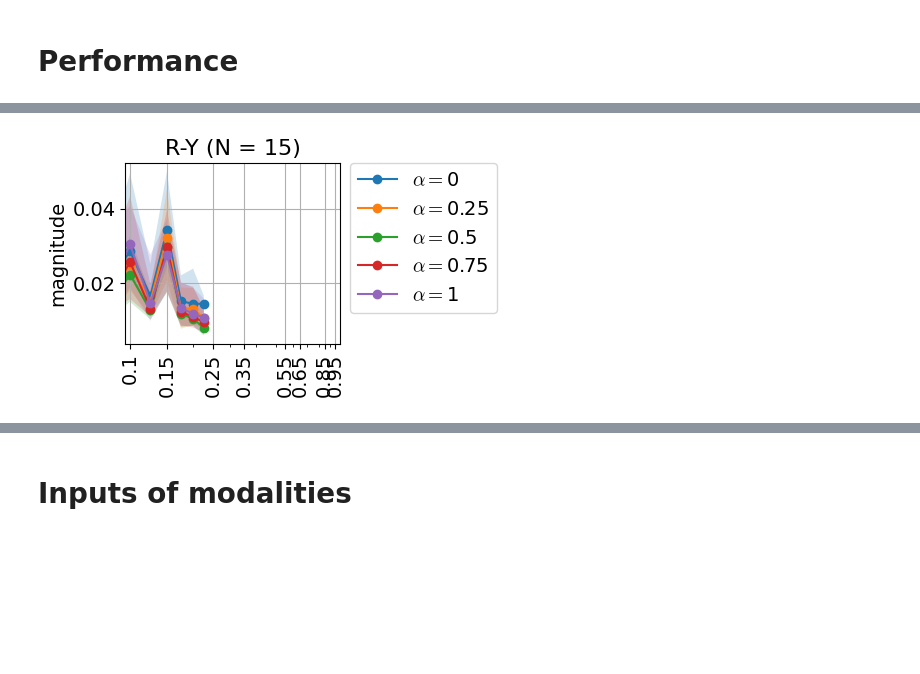
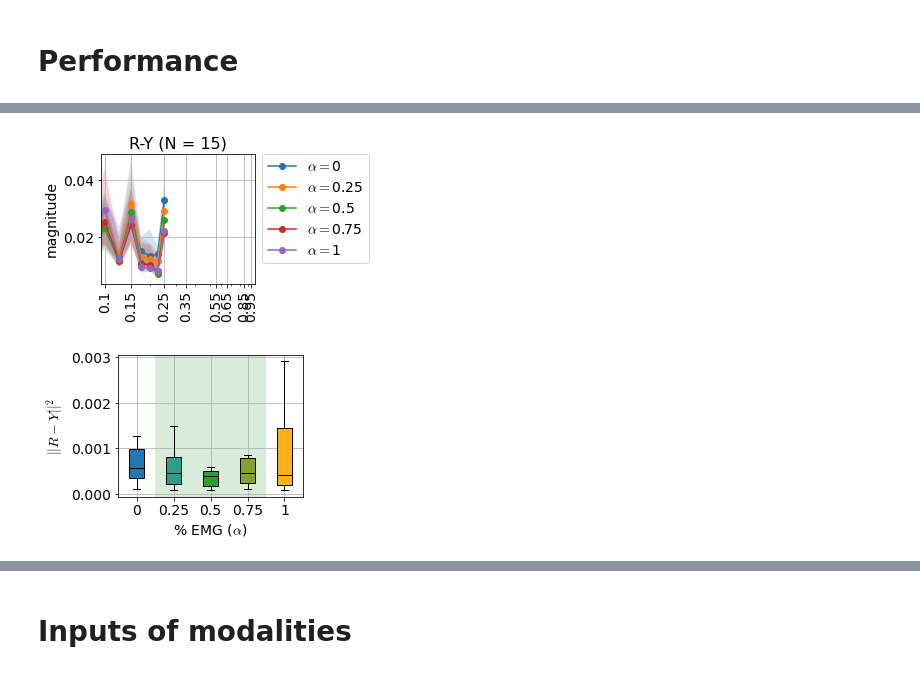
Before and after one commit to sburden-group/sensorimotor_fusion, a Jupyter notebook: analysis/Multimodal paper/20250203_IEEE_rehab.ipynb, the cells around one changed output, grey strips where cells are left out. Cells and saved outputs as stored; diff of their text form; code cells hidden in the pictures; blank space fills up the shorter version.

```diff
--- a/analysis/Multimodal paper/20250203_IEEE_rehab.ipynb
+++ b/analysis/Multimodal paper/20250203_IEEE_rehab.ipynb
@@ -123,0 +122,5 @@ index_below = 10 # index of freqs below 0.25
+# %%
+datas = []
+last_trials = 10
+for cond in range(condition_num):
+    datas.append( np.mean((rs[:,cond,-last_trials:] - ys[:,cond,-last_trials:])**2,axis = (1,2)) )#mean across all trials and timestamps
@@ -123,0 +165,5 @@ index_below = 10 # index of freqs below 0.25
+# %%
+print(xf[xf<=0.25])
+index_below = 11 # index of freqs below crossover of 0.25Hz
+stim_below = 3 # index of stimulated freqs below crossover of 0.25Hz
+index_below_nonstim = np.array([0,1,2,3,5,7,8,9]) # index of non-stim freqs below crossover of 0.25Hz
@@ -123,0 +181,30 @@ index_below = 10 # index of freqs below 0.25
+# %%
+# Bode plot of F and B
+xticks = np.array([0.1 , 0.15, 0.25, 0.35, 0.55, 0.65, 0.85, 0.95])
+xlim = (0.095, 1.0)
+ylimphase = (0, np.pi+1)
+yticksphase = [0.,np.pi]
+yticklabelsphase = [r'$0$',r'$+\pi$']
+
+TF = Ys[:,:,:,:N//2]
+
+fig,ax = plt.subplots(sharex=True,figsize=(8,5))
+for cond in range(condition_num):
+    mean = np.mean(np.abs(TF[:,cond,:,:]),axis = 1) #mean across all trials
+    q25,q50,q75 = np.quantile(mean,[0.25,0.5,0.75],axis = 0)
+    # magnitude
+    ax.plot(xf,q50,'-',label = r'$\alpha = $'+conditions[cond])
+    ax.fill_between(xf, q25, q75, alpha=0.2)
+ax.plot(freqs,np.abs(Stimuli),'-o',color = 'black')
+ax.set_xscale("log")
+ax.set_xlim(xlim)
+ax.set_xticks(xticks)
+ax.set_xticklabels(xticks,rotation=90)
+ax.grid('on',zorder=-1)
+# ax.set_ylim(0.1,80)
+# ax.set_yscale("log")
+ax.set_ylabel('Y magnitude')
+ax.legend(bbox_to_anchor=(1.05, 1), loc='upper left', borderaxespad=0.)
+# ax.set_title('Non-stim frequencies (N = 15)')
+plt.tight_layout()
+plt.show()
@@ -124,31 +213,32 @@ index_below = 10 # index of freqs below 0.25
 # %%
 # Bode plot of F and B
 xticks = np.array([0.1 , 0.15, 0.25, 0.35, 0.55, 0.65, 0.85, 0.95])
 xlim = (0.095, 1.0)
 ylimphase = (0, np.pi+1)
 yticksphase = [0.,np.pi]
 yticklabelsphase = [r'$0$',r'$+\pi$']
 
-TF = Rs[:,:,:,:index_below] - Ys[:,:,:,:index_below]
+last_trials = 10
+TF = Rs[:,:,-last_trials:,:index_below] - Ys[:,:,-last_trials:,:index_below] # R-Y below 0.25 Hz, all freqs
 
 fig,ax = plt.subplots(sharex=True,figsize=(5,3))
 for cond in range(condition_num):
     mean = np.mean(np.abs(TF[:,cond,:,:]),axis = 1) #mean across all trials
     q25,q50,q75 = np.quantile(mean,[0.25,0.5,0.75],axis = 0)
     # magnitude
     ax.plot(xf[:index_below],q50,'-o',label = r'$\alpha = $'+conditions[cond])
     ax.fill_between(xf[:index_below], q25, q75, alpha=0.2)
 ax.set_xscale("log")
 ax.set_xlim(xlim)
 ax.set_xticks(xticks)
 ax.set_xticklabels(xticks,rotation=90)
 ax.grid('on',zorder=-1)
 # ax.set_ylim(0.1,80)
 # ax.set_yscale("log")
 ax.set_ylabel('magnitude')
 ax.legend(bbox_to_anchor=(1.05, 1), loc='upper left', borderaxespad=0.)
 ax.set_title('R-Y (N = 15)')
 plt.tight_layout()
 plt.show()
 # %% [output]
-[figure, old version]
+[figure, new version]
@@ -154,0 +254,21 @@ plt.show()
+# %%
+labels = conditions #slider : EMG
+boxcolors = [colors['BLUE'],'#2ca086',colors['GREEN'],'#88a02c',colors['GOLD']]
+
+fig,ax = plt.subplots(figsize=(4,3))
+bplot = ax.boxplot(datas, widths = 0.4,patch_artist=True,labels=labels, showfliers=False)
+for patch, color in zip(bplot['boxes'], boxcolors): # fill with colors
+    patch.set_facecolor(color)
+for median in bplot['medians']:
+    median.set_color('black')
+# ax.set_xlabel('Manual : EMG',fontsize = 14) #add x axis labels
+ax.set_xlabel(r'% EMG ($\alpha$)',fontsize = 14) #add x axis labels
+face0 = ax.axvspan(1.5,4.5, facecolor='green', alpha=0.15)
+ax.set_ylabel(r'$||R-Y||^2$',fontsize = 14) # add y axis label
+ax.grid('on',zorder=-1)
+# ax.set_title('average |R-Y| below crossover freqs (N = 15)')
+plt.tight_layout()
+# fig.savefig('example_sub1.svg')
+plt.show()
+# %% [output]
+[figure, added]
```
Also changed, not shown: parts of 48 cells of this notebook.
